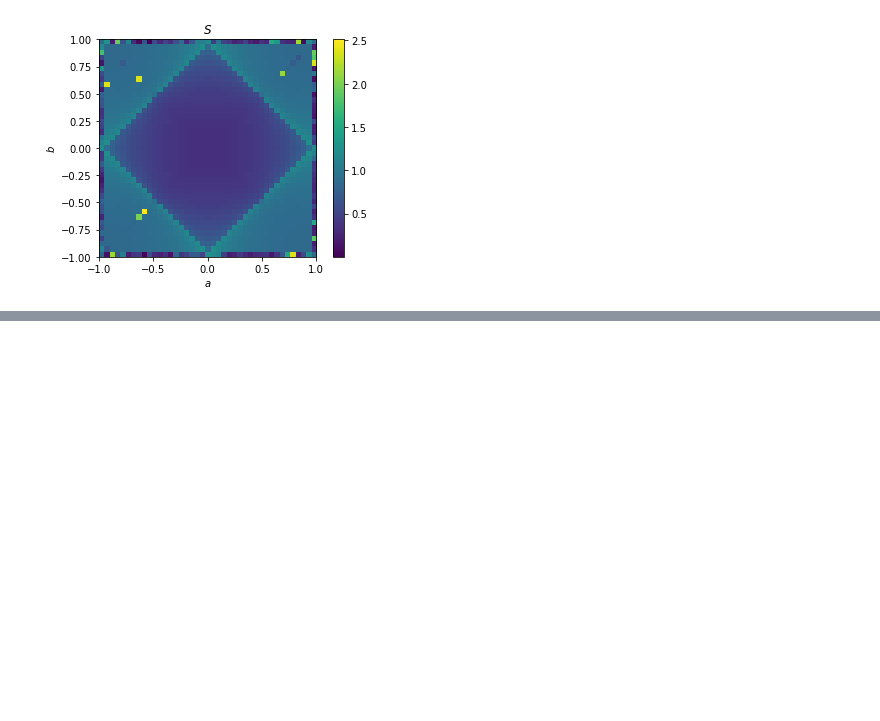
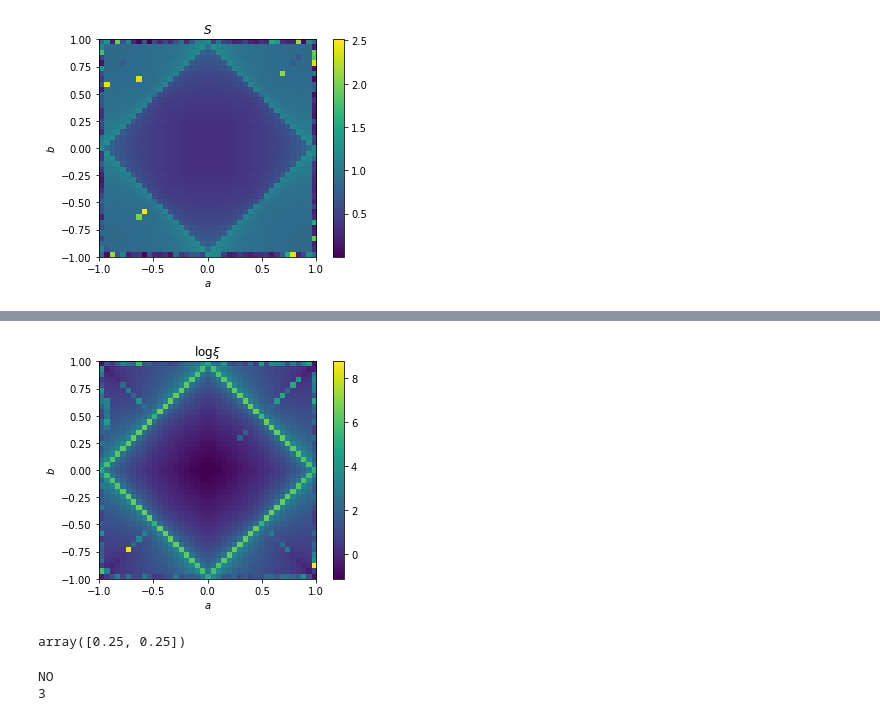
Before and after one commit to JerryChen97/KitaevLadder, a Jupyter notebook: Untitled.ipynb, the cells around one changed output, grey strips where cells are left out. Saved outputs shown, nothing was run; the diff lists cells and outputs as text; code cells hidden in the pictures; blank space fills up the shorter version.

```diff
--- a/Untitled.ipynb
+++ b/Untitled.ipynb
@@ -554,0 +574,31 @@ plt.savefig(f'entanglement entropy L={L}.png')
+# %%
+def f(a, b):
+
+    Jx, Jy, Jz = get_xyz(a, b)
+
+#     if any_J_equal_zero(Jx, Jy, Jz)
+
+    data = load_data(chi=chi, Jx=Jx, Jy=Jy, Jz=Jz, L=L, prefix=prefix)
+    if data==-1:
+        return np.nan
+    psi = data['psi']
+
+    sweeps_stat = data['sweeps_stat']
+#     print("Sweeps: ", sweeps_stat['sweep'])
+    last_sweep = len(sweeps_stat['sweep']) * N_sweeps_check
+    max_sweeps = data['parameters']['max_sweeps']
+    return float((psi.correlation_length()))
+    if max_sweeps == last_sweep:
+        return np.nan
+    else:
+        return float(np.mean(psi.entanglement_entropy()))
+
+ff = np.frompyfunc(f, 2, 1)
+
+a = np.arange(-1, 1+a_step, a_step)
+b = np.arange(-1, 1+b_step, b_step)
+
+A, B = np.meshgrid(a, b)
+
+correlation = ff(A, B)
+print(correlation)
@@ -554,0 +619,31 @@ plt.savefig(f'entanglement entropy L={L}.png')
+# %%
+Z = np.vstack(correlation[:, :]).astype(np.float)
+Z = np.vstack(np.log(Z[:, :])).astype(np.float)
+plt.imshow(Z, extent=[a[0], a[-1], b[0], b[-1]], origin='lower',
+           cmap='viridis')
+plt.colorbar()
+plt.axis(aspect='image')
+plt.title(r"$\log\xi$")
+plt.xlabel(r'$a$')
+plt.ylabel(r'$b$')
+plt.savefig(f'Logarithm of Correlation Length L={L}.png')
+# %% [output]
+[figure, added]
+# %%
+from rotation import get_ab
+
+get_ab(0.25, 0.25)
+# %% [output]
+array([0.25, 0.25])
+# %%
+test = {2:3}
+if 1 in test:
+    print("EEEEE")
+else:
+    print("NO")
+
+if 2 in test:
+    print(test[2])
+# %% [output]
+NO
+3
```
Also changed, not shown: parts of 5 cells of this notebook, 6 other files.
